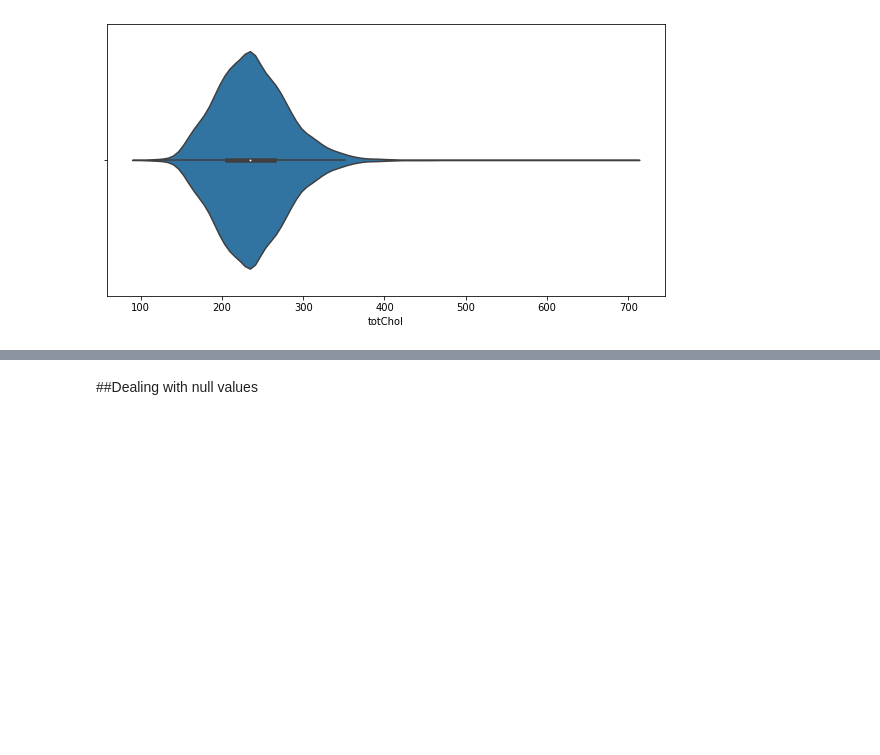
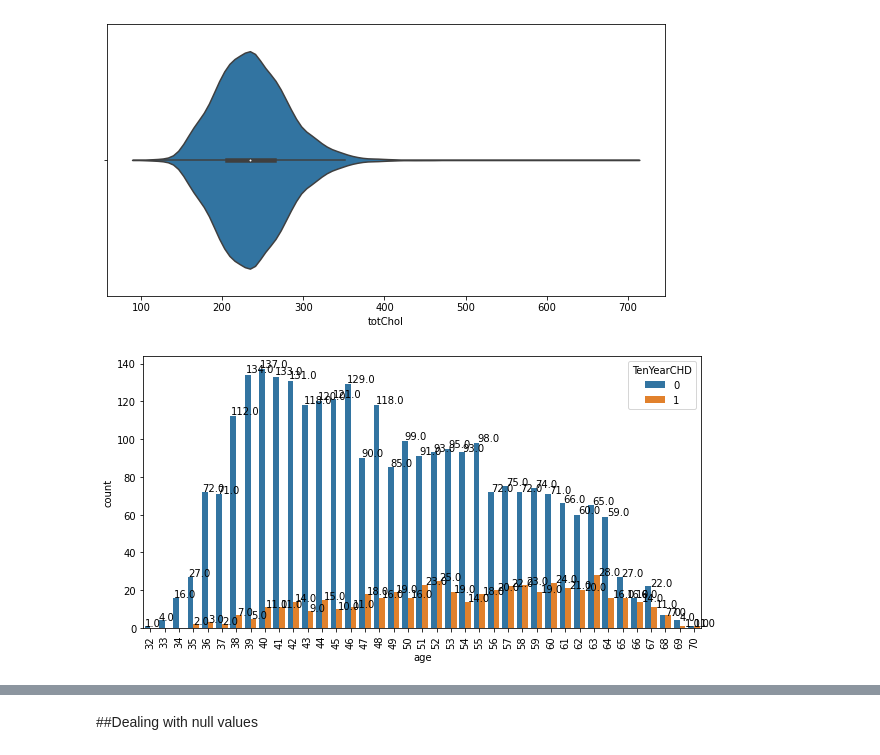
Before and after one commit to sravyagadam/ML_Classification, a Jupyter notebook: AlmaBetter_ML_Classification_CardioVascularRisk.ipynb, the cells around one changed output, grey strips where cells are left out. Cells and saved outputs as stored; diff of their text form; code cells hidden in the pictures; blank space fills up the shorter version.

```diff
--- a/AlmaBetter_ML_Classification_CardioVascularRisk.ipynb
+++ b/AlmaBetter_ML_Classification_CardioVascularRisk.ipynb
@@ -149,3 +149,12 @@ ax= sns.violinplot(data['totChol'])
 plt.show()
 # %% [output]
 [figure]
+# %%
+plt.figure(figsize = (10,5))
+ax= sns.countplot(x = "age", hue = "TenYearCHD", data = data)
+for p in ax.patches:
+    ax.annotate(str(p.get_height()), (p.get_x() * 1.01 , p.get_height() * 1.01))
+plt.xticks(rotation = 90)
+plt.show()
+# %% [output]
+[figure, added]
```
Also changed, not shown: parts of 4 cells of this notebook.
